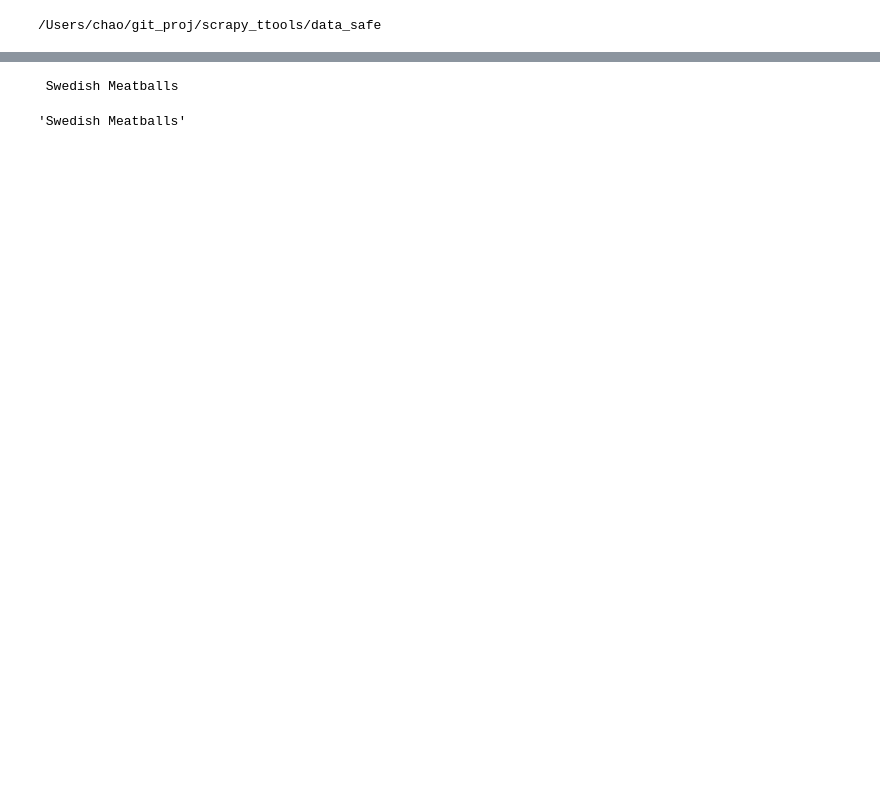
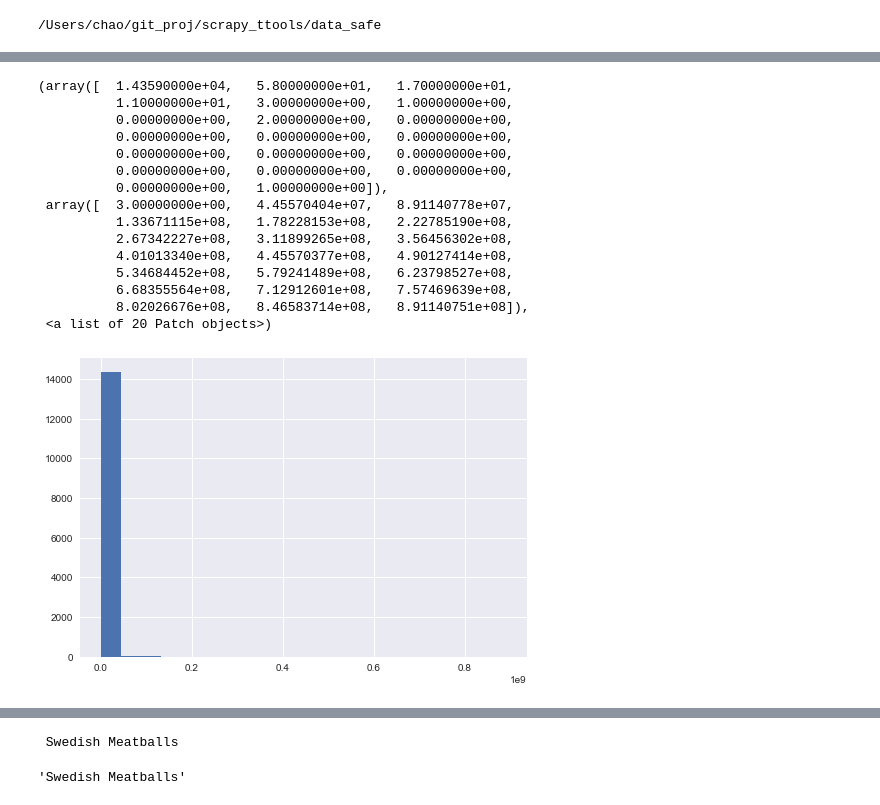
Before and after one commit to chao-shi-git/scrapy_ttools, a Jupyter notebook: Data_Summary.ipynb, the cells around one changed output, grey strips where cells are left out. Saved outputs shown, nothing was run; the diff lists cells and outputs as text; code cells hidden in the pictures; blank space fills up the shorter version.

```diff
--- a/Data_Summary.ipynb
+++ b/Data_Summary.ipynb
@@ -77,0 +194,19 @@ channelsinfo.head()
+# %%
+plt.hist(channelsinfo.channel_views, bins=20)
+# %% [output]
+(array([  1.43590000e+04,   5.80000000e+01,   1.70000000e+01,
+          1.10000000e+01,   3.00000000e+00,   1.00000000e+00,
+          0.00000000e+00,   2.00000000e+00,   0.00000000e+00,
+          0.00000000e+00,   0.00000000e+00,   0.00000000e+00,
+          0.00000000e+00,   0.00000000e+00,   0.00000000e+00,
+          0.00000000e+00,   0.00000000e+00,   0.00000000e+00,
+          0.00000000e+00,   1.00000000e+00]),
+ array([  3.00000000e+00,   4.45570404e+07,   8.91140778e+07,
+          1.33671115e+08,   1.78228153e+08,   2.22785190e+08,
+          2.67342227e+08,   3.11899265e+08,   3.56456302e+08,
+          4.01013340e+08,   4.45570377e+08,   4.90127414e+08,
+          5.34684452e+08,   5.79241489e+08,   6.23798527e+08,
+          6.68355564e+08,   7.12912601e+08,   7.57469639e+08,
+          8.02026676e+08,   8.46583714e+08,   8.91140751e+08]),
+ <a list of 20 Patch objects>)
+[figure, added]
```
Also changed, not shown: parts of 50 cells of this notebook, 2 other files.
